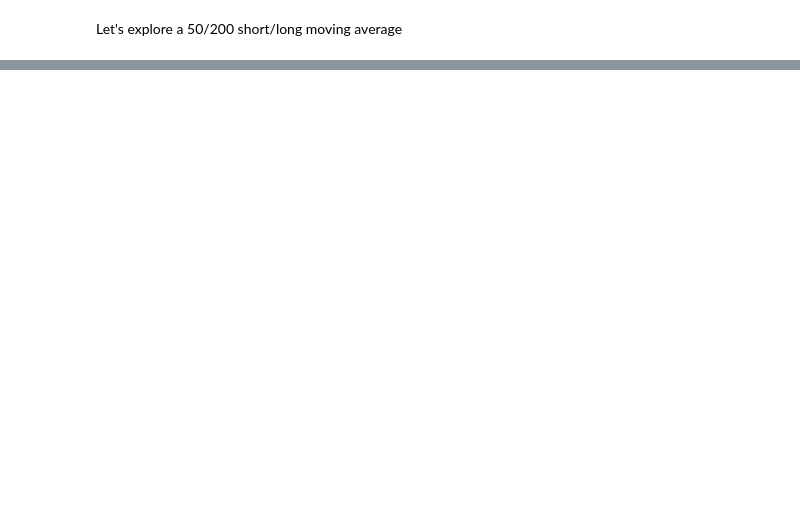
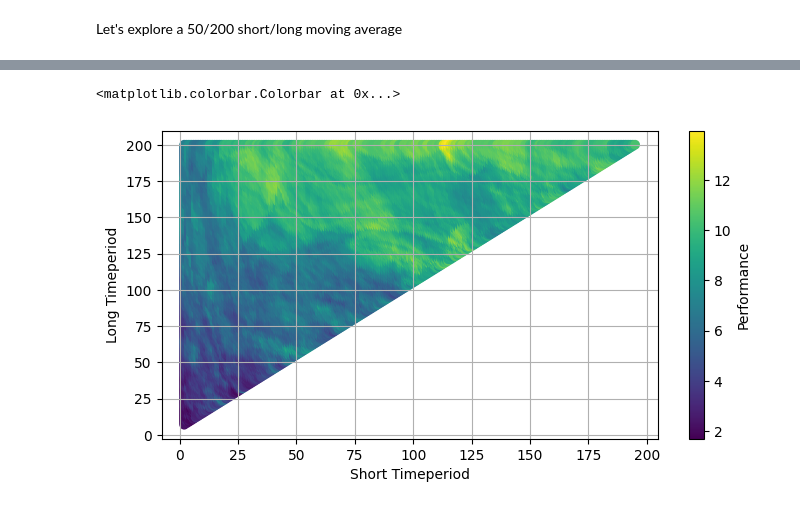
Before and after one commit to KarsonLeperi/QuantFinance, a Jupyter notebook: TA_MovingAverages.ipynb, the cells around one changed output, grey strips where cells are left out. Cells and saved outputs as stored; diff of their text form; code cells hidden in the pictures; blank space fills up the shorter version.

```diff
--- a/TA_MovingAverages.ipynb
+++ b/TA_MovingAverages.ipynb
@@ -198,0 +93,25 @@ Check with Amazon and Johnson and Johnson
+# %%
+# Brute Force approach.
+
+
+BF_performance_e = []
+BF_performance_s = []
+shortTP_list = []
+longTP_list = []
+
+for short_TP in range(2, 196):
+  for long_TP in range(short_TP+5, 201):
+    test, performance = backTesting(short_TP, long_TP, data_close, "EMA")
+    BF_performance_e.append(performance)
+    shortTP_list.append(short_TP)
+    longTP_list.append(long_TP)
+
+
+for short_TP in range(2, 196):
+  for long_TP in range(short_TP+5, 201):
+    test, performance = backTesting(short_TP, long_TP, data_close, "SMA")
+    BF_performance_s.append(performance)
+
+
+print(max(BF_performance_e))
+print(max(BF_performance_s))
@@ -198,0 +133,10 @@ Check with Amazon and Johnson and Johnson
+# %%
+plt.figure(figsize=(8,4))
+plt.scatter(shortTP_list, longTP_list, c=BF_performance_s, marker='o')
+plt.grid(True)
+plt.xlabel('Short Timeperiod')
+plt.ylabel('Long Timeperiod')
+plt.colorbar(label='Performance')
+# %% [output]
+<matplotlib.colorbar.Colorbar at 0x...>
+[figure, added]
```
Also changed, not shown: parts of 52 cells of this notebook.
